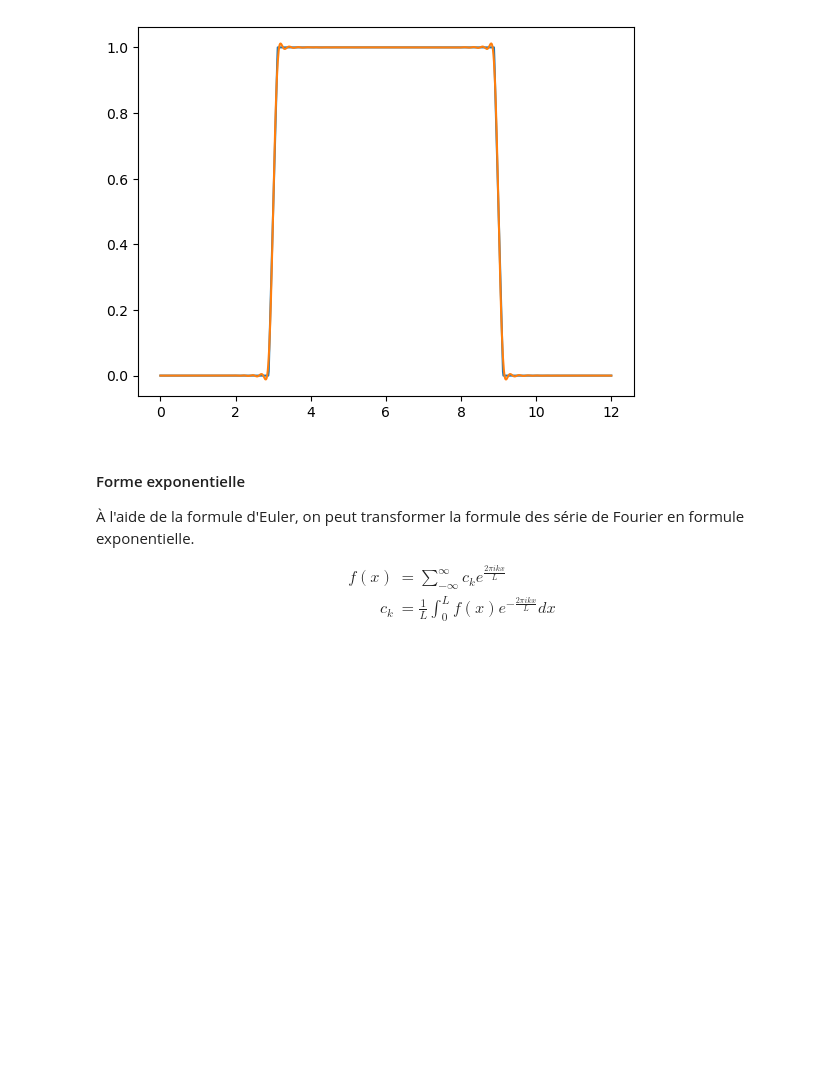
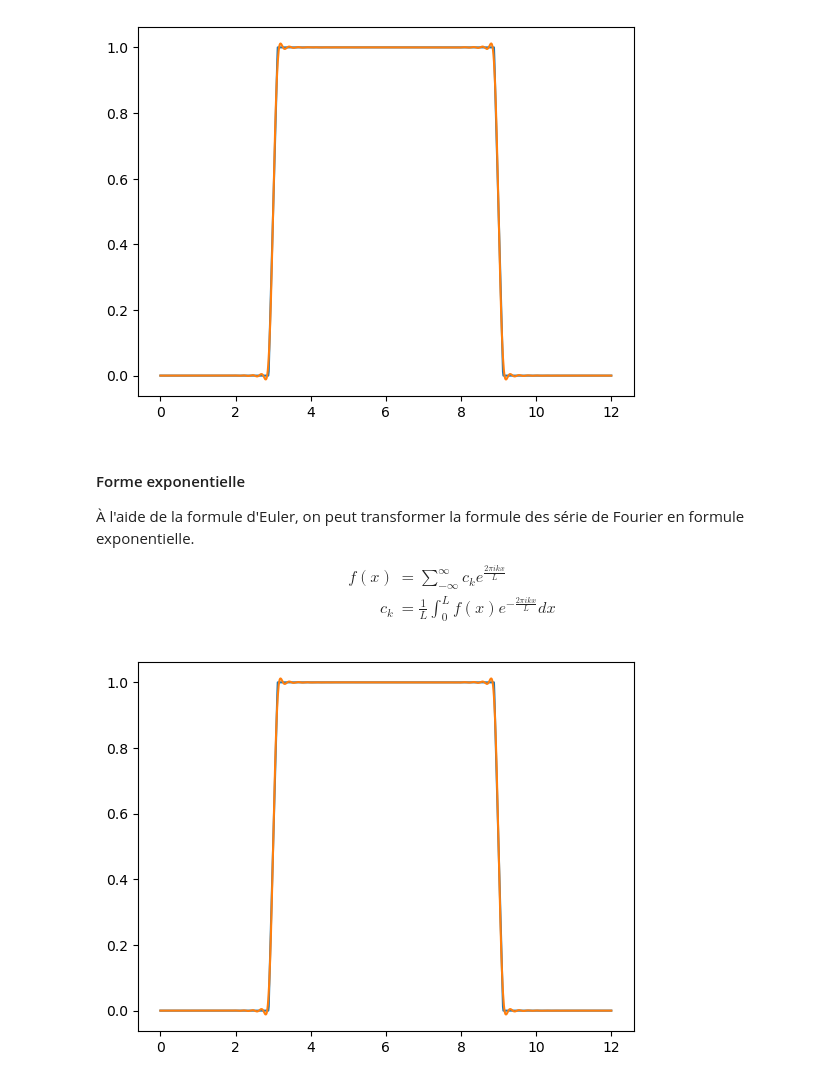
Before and after one commit to Zach3292/Calcul3, a Jupyter notebook: Note de cours.ipynb, the cells around one changed output. Cells and saved outputs as stored; diff of their text form; code cells hidden in the pictures; blank space fills up the shorter version.

```diff
--- a/Note de cours.ipynb
+++ b/Note de cours.ipynb
@@ -1255,3 +1255,36 @@ $$\begin{align}
 f(x) & = \sum^{\infty}_{-\infty}{c_k e^{\frac{2\pi ikx}{L}}} \\
 c_k & = \frac{1}{L} \int_0^L{f(x)e^{-\frac{2\pi ikx}{L}}dx}
 \end{align}$$
+# %%
+import numpy as np
+import matplotlib.pyplot as plt
+import scipy.integrate as scpint
+
+L = 12
+x = np.linspace(0,12,1000)
+n = x.shape[0]
+nquart = int(np.floor(n/4))
+
+# Largeur de la transition
+t_index = 10
+t = x[nquart+t_index] - x[nquart]
+
+h = np.zeros_like(x)
+h[nquart+t_index:3*nquart-t_index] = 1
+h[nquart-t_index:nquart+t_index] = (1/(2*t)) * x[nquart-t_index:nquart+t_index] + (t-3)/(2*t)
+h[3*nquart-t_index:3*nquart+t_index] = (-1/(2*t)) * x[3*nquart-t_index:3*nquart+t_index] + (9+t)/(2*t)
+
+kmax = 50
+Ch = np.zeros(kmax+1)
+
+hFS = np.zeros_like(x)
+
+for k in range(-kmax, kmax+1):
+    Ch[k] = (1/L) * np.real(scpint.simpson(h*np.exp(-1j*2*np.pi*k*x/L), x))
+    hFS += Ch[k] * np.real(np.exp(1j*2*np.pi*k*x/L))
+
+plt.plot(x, h)
+plt.plot(x, hFS)
+plt.show()
+# %% [output]
+[figure, added]
```
Also changed, not shown: 4 other files.
